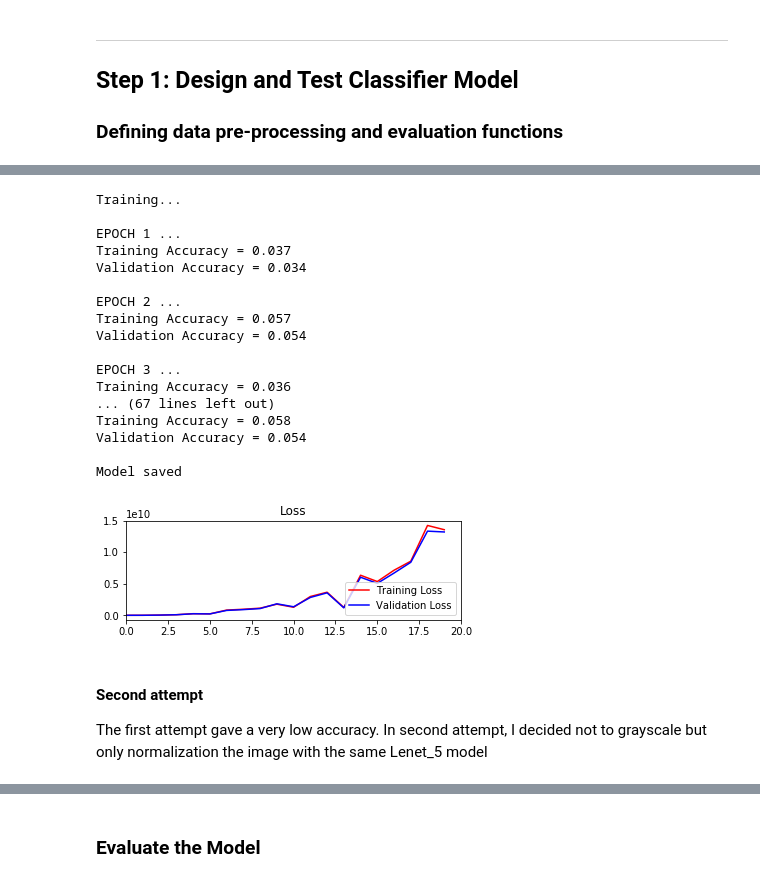
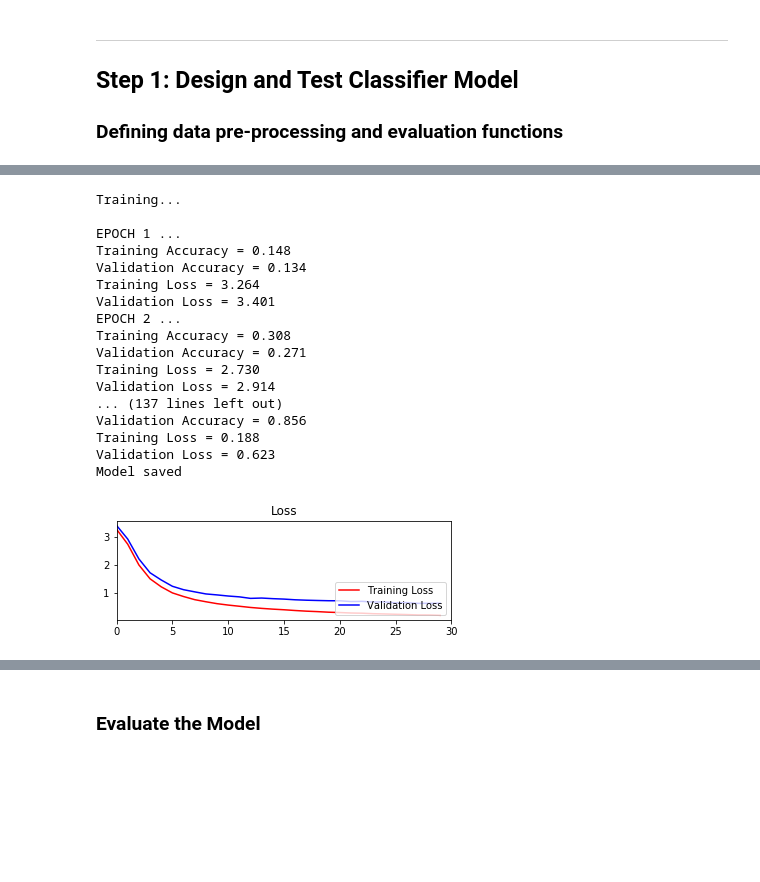
Before and after one commit to tranlv/Self-Driving-Car-Engineer-Part-1, a Jupyter notebook: Traffic Sign Classifier/notebook/Traffic_Sign_Classifier.ipynb, the cells around one changed output, grey strips where cells are left out. Drawn from its saved outputs; the diff is of its cells as text; code cells hidden in the pictures; blank space fills up the shorter version.

```diff
--- a/Traffic Sign Classifier/notebook/Traffic_Sign_Classifier.ipynb
+++ b/Traffic Sign Classifier/notebook/Traffic_Sign_Classifier.ipynb
@@ -252,9 +252,10 @@ def Lenet_5(x):
     #  Activation.
     fc2    = tf.nn.relu(fc2)
 
-    # Layer 5: Fully Connected. Input = 84. Output = 10.
-    fc3_W  = tf.Variable(tf.truncated_normal(shape=(84, 10), mean = mu, stddev = sigma))
-    fc3_b  = tf.Variable(tf.zeros(10))
+    # Layer 5: Fully Connected. Input = 84. Output = 43
+    # 43 different traffic sign
+    fc3_W  = tf.Variable(tf.truncated_normal(shape=(84, 43), mean = mu, stddev = sigma))
+    fc3_b  = tf.Variable(tf.zeros(43))
     logits = tf.matmul(fc2, fc3_W) + fc3_b
 
     return logits
@@ -262,14 +263,15 @@ def Lenet_5(x):
 """STEP 3"""
 
 # parameters
-EPOCHS = 10
+EPOCHS = 28
 BATCH_SIZE = 128
-rate = 0.001
+rate = 0.0001
 
 #placeholder :Inserts a placeholder for a tensor that will be always fed.
 x = tf.placeholder(tf.float32, (None, 32, 32, 1))
 y = tf.placeholder(tf.int32, (None))
-one_hot_y = tf.one_hot(y, 10)
+# 43 different signs
+one_hot_y = tf.one_hot(y, 43)
 
 logits = Lenet_5(x)
 
@@ -294,7 +296,7 @@ valid_loss_history = []
 #Start running tensor flow
 with tf.Session() as sess:
     sess.run(tf.global_variables_initializer())
-    num_examples = len(X_train)
+    num_examples = len(final_X_train)
 
     print("Training...")
     print()
@@ -302,48 +304,47 @@ with tf.Session() as sess:
         X_train, y_train = shuffle(final_X_train, ori_y_train)
         for offset in range(0, num_examples, BATCH_SIZE):
             end = offset + BATCH_SIZE
             batch_x, batch_y = X_train[offset:end], y_train[offset:end]
             sess.run(training_operation, feed_dict={x: batch_x, y: batch_y})
 
         valid_loss, valid_accuracy = evaluate(final_X_valid, ori_y_valid)
         valid_loss_history.append(valid_loss)
 
         train_loss, train_accuracy = evaluate(final_X_train, ori_y_train)
         train_loss_history.append(train_loss)
 
         print("EPOCH {} ...".format(i+1))
         print("Training Accuracy = {:.3f}".format(train_accuracy))
         print("Validation Accuracy = {:.3f}".format(valid_accuracy))
-        print()
+
+        print("Training Loss = {:.3f}".format(train_loss))
+        print("Validation Loss = {:.3f}".format(valid_loss))
+        #print()
 
     saver.save(sess, './lenet')
     print("Model saved")
     loss_plot = plt.subplot(2,1,1)
     loss_plot.set_title('Loss')
     loss_plot.plot(train_loss_history, 'r', label='Training Loss')
     loss_plot.plot(valid_loss_history, 'b', label='Validation Loss')
     loss_plot.set_xlim([0, EPOCHS])
     loss_plot.legend(loc=4)
 # %% [output]
 Training...
 
 EPOCH 1 ...
-Training Accuracy = 0.037
-Validation Accuracy = 0.034
-
+Training Accuracy = 0.148
+Validation Accuracy = 0.134
+Training Loss = 3.264
+Validation Loss = 3.401
 EPOCH 2 ...
-Training Accuracy = 0.057
-Validation Accuracy = 0.054
-
-EPOCH 3 ...
-Training Accuracy = 0.036
-... (67 lines left out)
-Training Accuracy = 0.058
-Validation Accuracy = 0.054
-
+Training Accuracy = 0.308
+Validation Accuracy = 0.271
+Training Loss = 2.730
+Validation Loss = 2.914
+... (137 lines left out)
+Validation Accuracy = 0.856
+Training Loss = 0.188
+Validation Loss = 0.623
 Model saved
-[figure, old version]
+[figure, new version]
-# %% [markdown]
-#### Second attempt
-
-The first attempt gave a very low accuracy. In second attempt, I decided not to grayscale but only normalization the image with the same Lenet_5 model
```
Also changed, not shown: parts of 5 cells of this notebook, 4 other files.
